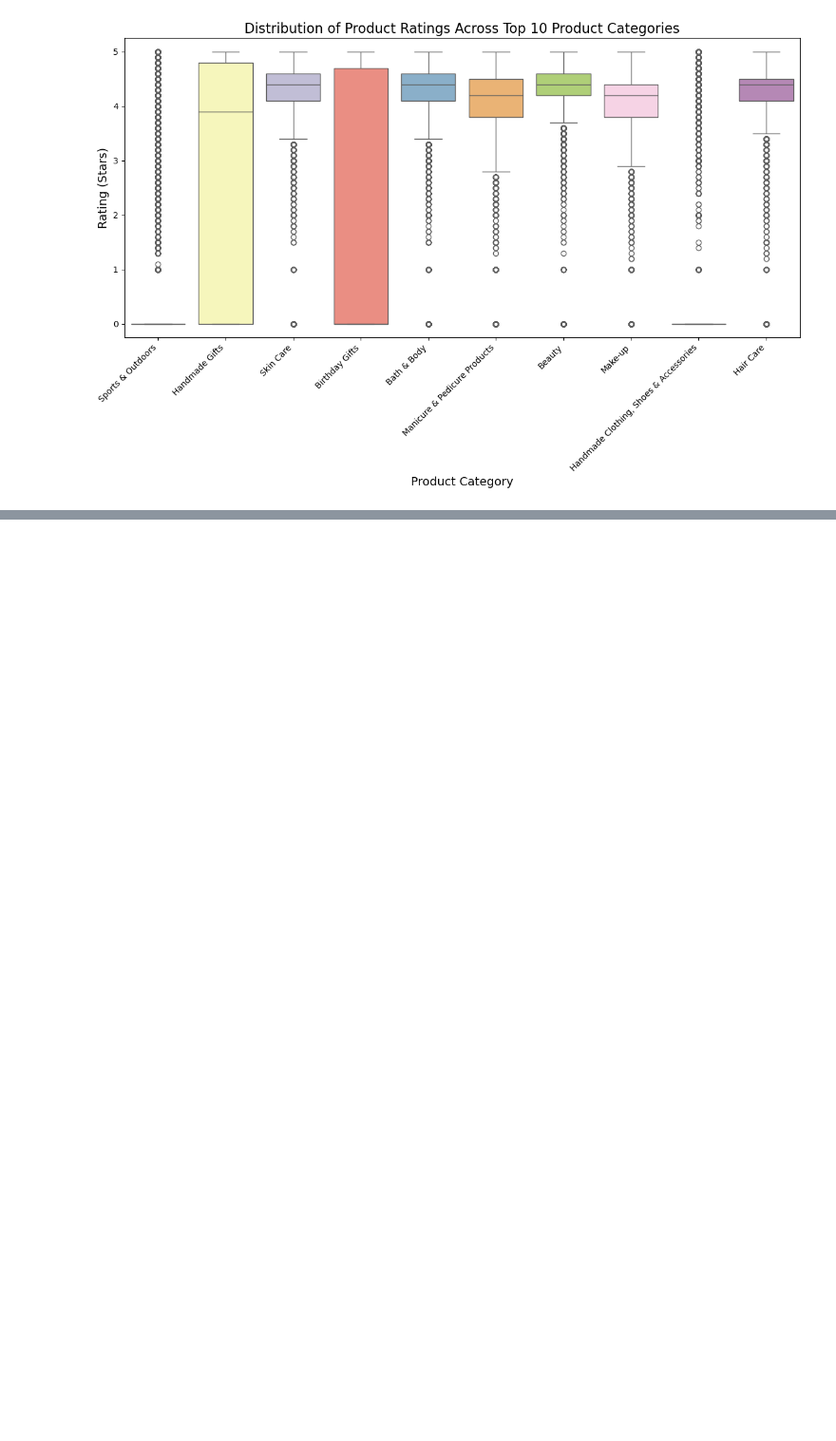
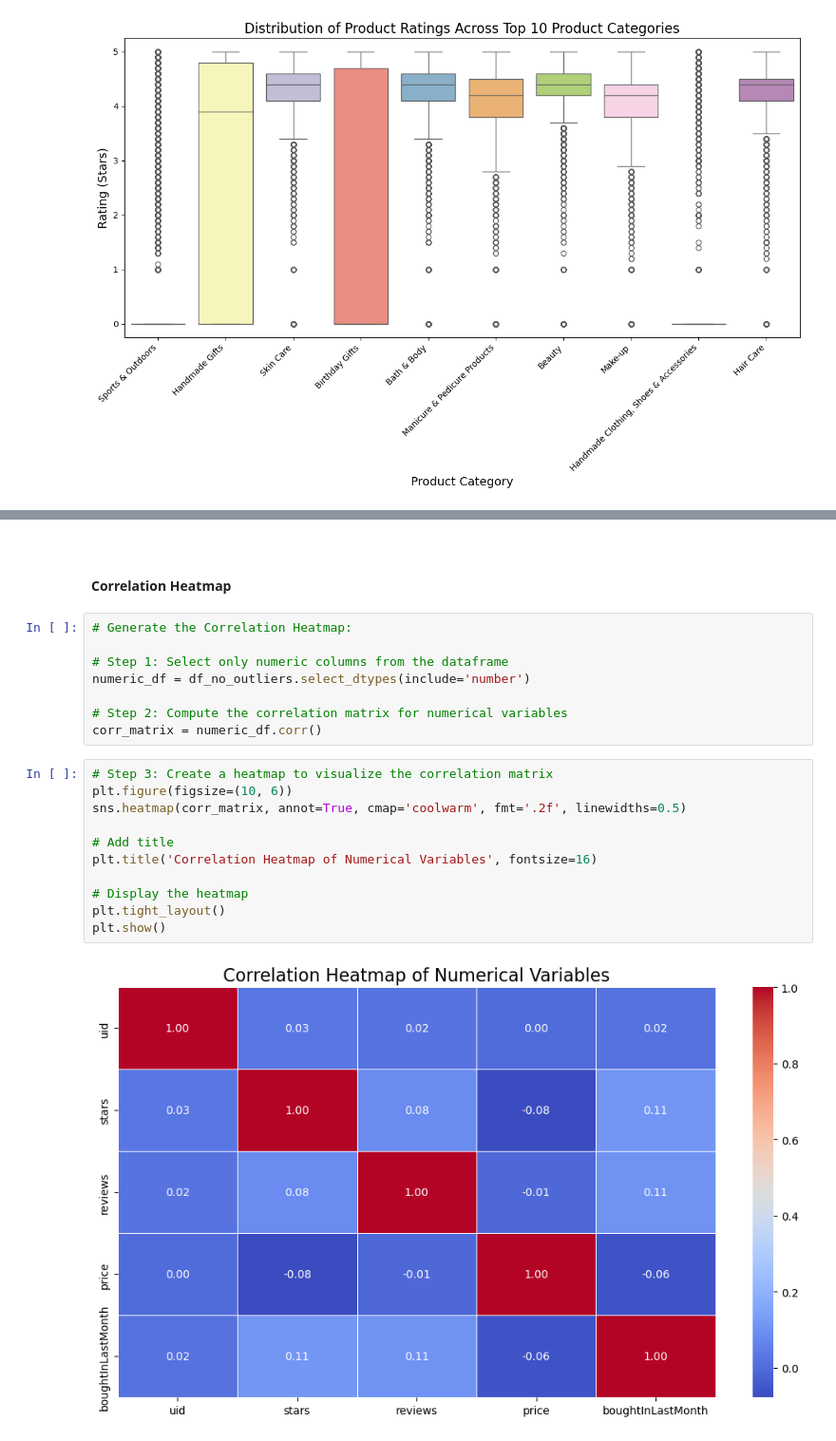
Before and after one commit to PaolaGaray/lab-eda-bivariate, a Jupyter notebook: EDA_bivariate_analysis.ipynb, the cells around one changed output, grey strips where cells are left out. Shown at 95% size. Cells and saved outputs as stored; diff of their text form; blank space fills up the shorter version.

```diff
--- a/EDA_bivariate_analysis.ipynb
+++ b/EDA_bivariate_analysis.ipynb
@@ -495,0 +550,26 @@ Passing `palette` without assigning `hue` is deprecated and will be removed in v
+# %% [markdown]
+<br>
+<br>
+
+__Correlation Heatmap__
+# %%
+# Generate the Correlation Heatmap:
+
+# Step 1: Select only numeric columns from the dataframe
+numeric_df = df_no_outliers.select_dtypes(include='number')
+
+# Step 2: Compute the correlation matrix for numerical variables
+corr_matrix = numeric_df.corr()
+# %%
+# Step 3: Create a heatmap to visualize the correlation matrix
+plt.figure(figsize=(10, 6))
+sns.heatmap(corr_matrix, annot=True, cmap='coolwarm', fmt='.2f', linewidths=0.5)
+
+# Add title
+plt.title('Correlation Heatmap of Numerical Variables', fontsize=16)
+
+# Display the heatmap
+plt.tight_layout()
+plt.show()
+# %% [output]
+[figure, added]
```
Also changed, not shown: parts of 12 cells of this notebook.
